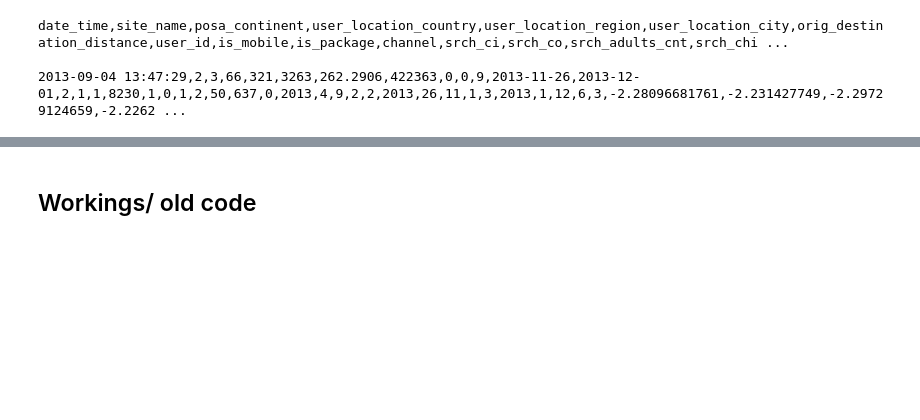
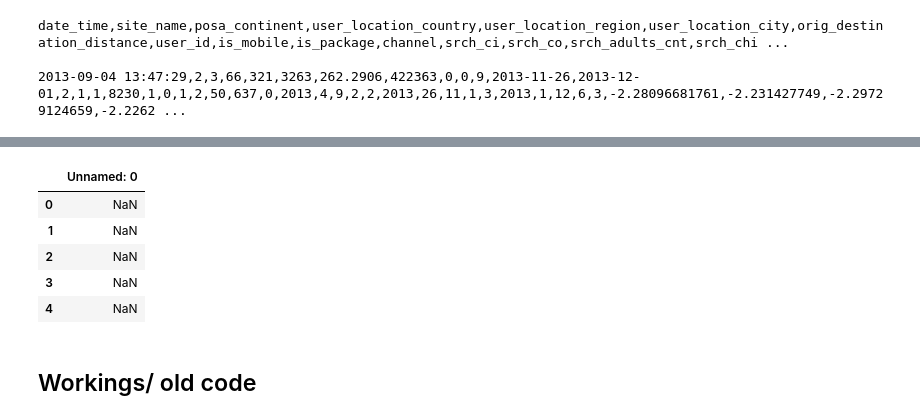
Before and after one commit to andrewpatt24/kaggles, a Jupyter notebook: expedia/data_manipulation.ipynb, the cells around one changed output, grey strips where cells are left out. Saved outputs shown, nothing was run; the diff lists cells and outputs as text; code cells hidden in the pictures; blank space fills up the shorter version.

```diff
--- a/expedia/data_manipulation.ipynb
+++ b/expedia/data_manipulation.ipynb
@@ -516,3 +596,13 @@ file_to_file(
+# %%
+test = pd.read_csv('data/complete_test_x_cleaned.csv')
+test.head()
+# %% [output]
+|  | Unnamed: 0 |
+| 0 | NaN |
+| 1 | NaN |
+| 2 | NaN |
+| 3 | NaN |
+| 4 | NaN |
 # %% [markdown]
 Workings/ old code
 --
```
Also changed, not shown: parts of 12 cells of this notebook, 2 other files.
